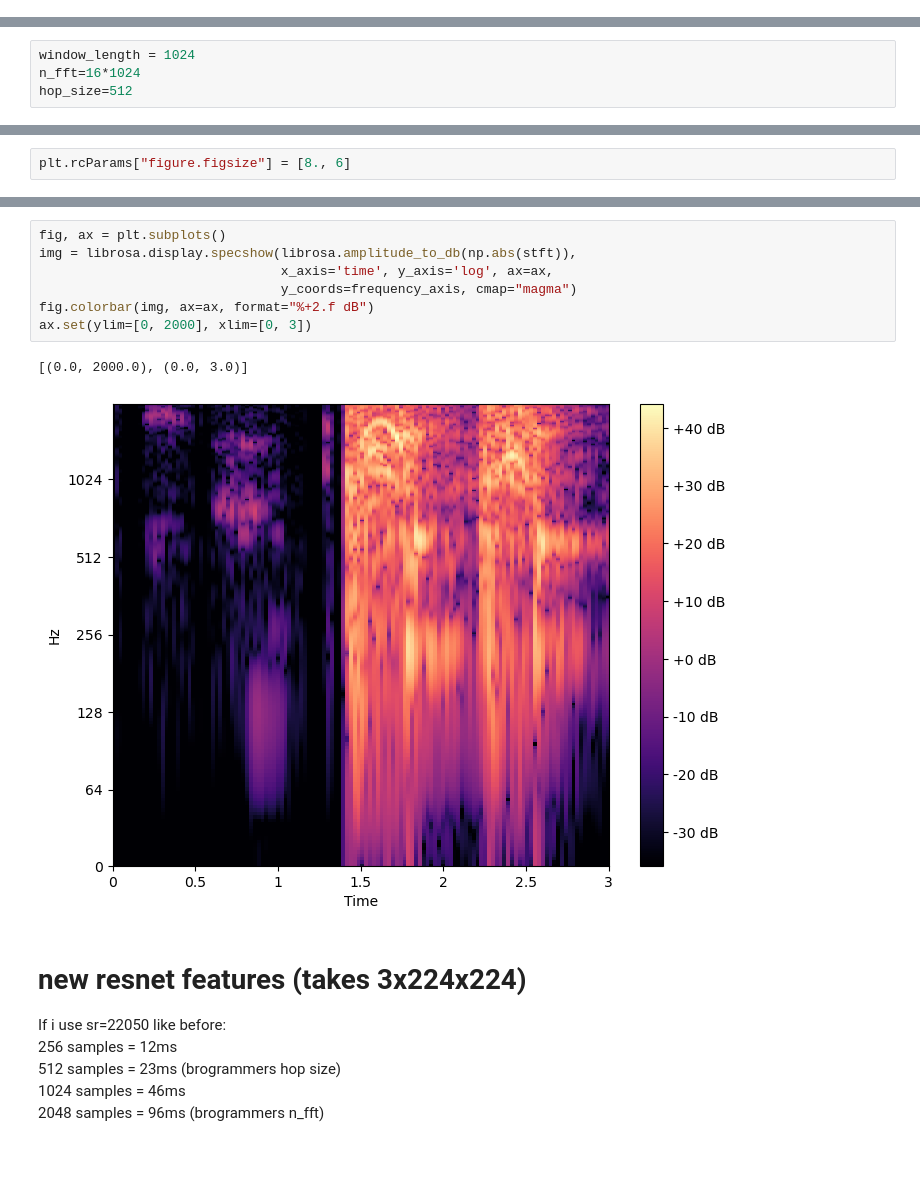
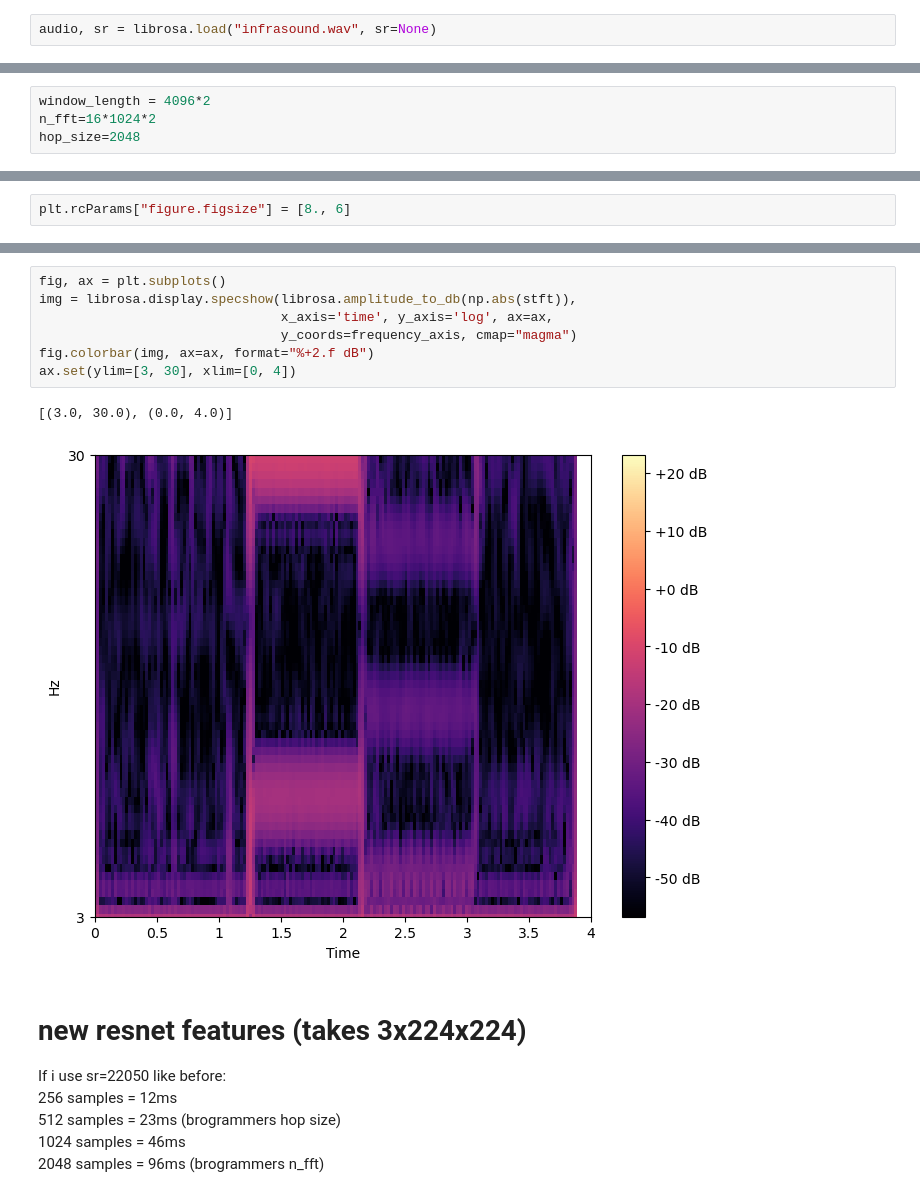
Before and after one commit to MichaelReiter94/acoustic_covid_detection, a Jupyter notebook: python/Jupyter_Notebooks/Infrasound analysis and new Features for resnet.ipynb, the cells around one changed output, grey strips where cells are left out. Drawn from its saved outputs; the diff is of its cells as text; blank space fills up the shorter version.

```diff
--- a/python/Jupyter_Notebooks/Infrasound analysis and new Features for resnet.ipynb
+++ b/python/Jupyter_Notebooks/Infrasound analysis and new Features for resnet.ipynb
@@ -34,3 +34,5 @@ Duration of the Recording: 1.72
 audio, sr = breath_recording.get_audio()
 # %% [output]
 Duration of the Recording: 1.72
+# %%
+audio, sr = librosa.load("infrasound.wav", sr=None)
@@ -41,7 +48,7 @@ round(len(audio)/sr, 2), sr
 # %%
-window_length = 1024
-n_fft=16*1024
-hop_size=512
+window_length = 4096*2
+n_fft=16*1024*2
+hop_size=2048
 # %%
 stft = librosa.stft(audio, n_fft=n_fft, hop_length=hop_size, win_length=window_length)
 # %%
@@ -79,13 +86,13 @@ fig.colorbar(img, ax=ax, format="%+2.f dB")
 # %%
 fig, ax = plt.subplots()
 img = librosa.display.specshow(librosa.amplitude_to_db(np.abs(stft)),
                                x_axis='time', y_axis='log', ax=ax,
                                y_coords=frequency_axis, cmap="magma")
 fig.colorbar(img, ax=ax, format="%+2.f dB")
-ax.set(ylim=[0, 2000], xlim=[0, 3])
+ax.set(ylim=[3, 30], xlim=[0, 4])
 # %% [output]
-[(0.0, 2000.0), (0.0, 3.0)]
+[(3.0, 30.0), (0.0, 4.0)]
-[figure, old version]
+[figure, new version]
 # %% [markdown]
 # new resnet features (takes 3x224x224)
 If i use sr=22050 like before:<br />
```
Also changed, not shown: parts of 7 cells of this notebook, 13 other files.
